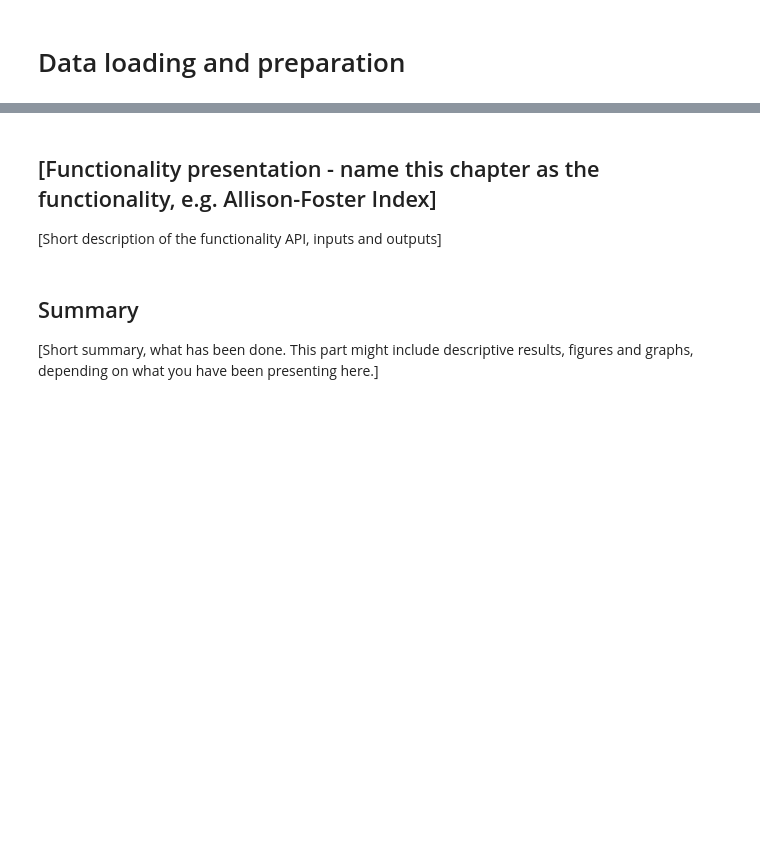
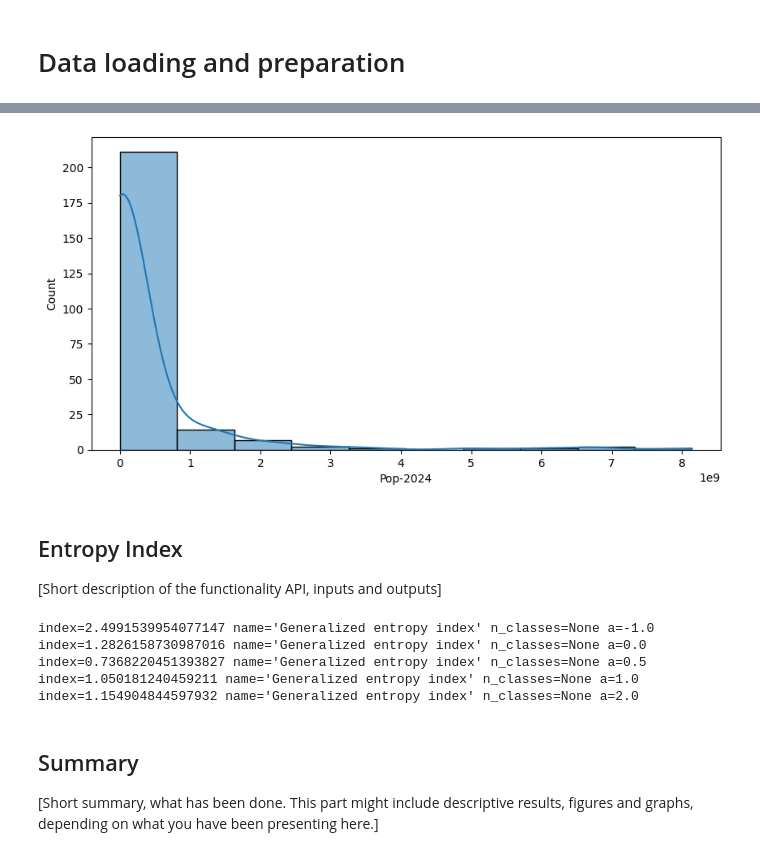
Before and after one commit to hs3city/surveypie, a Jupyter notebook: dev-notebooks/entropy-index.ipynb, the cells around one changed output, grey strips where cells are left out. Drawn from its saved outputs; the diff is of its cells as text; code cells hidden in the pictures; blank space fills up the shorter version.

```diff
--- a/dev-notebooks/entropy-index.ipynb
+++ b/dev-notebooks/entropy-index.ipynb
@@ -55,5 +77,11 @@ Both datasets are transformed, we pick only year 2024 and drop all countries whe
+# %%
+plt.figure(figsize=(10,5))
+sns.histplot(ds['Pop-2024'], bins=10, kde=True)
+plt.show()
+# %% [output]
+[figure, added]
 # %% [markdown]
-## [Functionality presentation - name this chapter as the functionality, e.g. Allison-Foster Index]
+## Entropy Index
 
 [Short description of the functionality API, inputs and outputs]
 # %%
@@ -61,3 +93,12 @@ Both datasets are transformed, we pick only year 2024 and drop all countries whe
+# %%
+for en in entropy_indexes:
+    print(en)
+# %% [output]
+index=2.4991539954077147 name='Generalized entropy index' n_classes=None a=-1.0
+index=1.2826158730987016 name='Generalized entropy index' n_classes=None a=0.0
+index=0.7368220451393827 name='Generalized entropy index' n_classes=None a=0.5
+index=1.050181240459211 name='Generalized entropy index' n_classes=None a=1.0
+index=1.154904844597932 name='Generalized entropy index' n_classes=None a=2.0
 # %% [markdown]
 ## Summary
 
```
Also changed, not shown: parts of 5 cells of this notebook, 1 other file.
